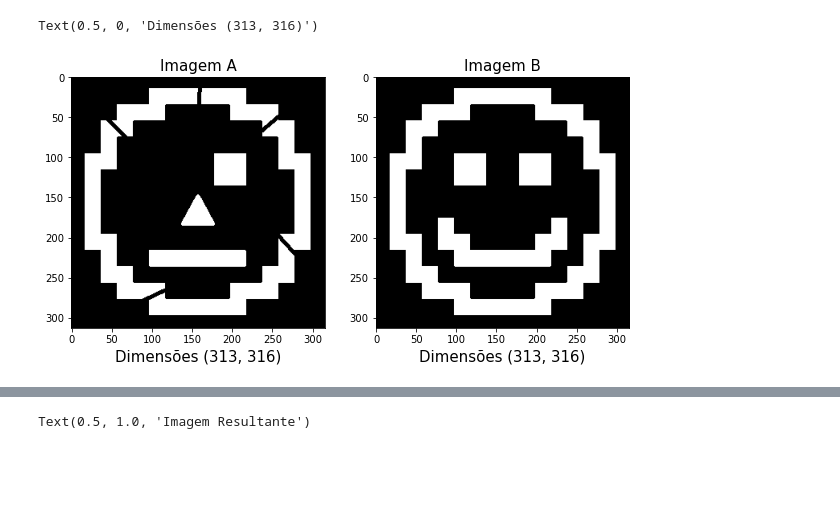
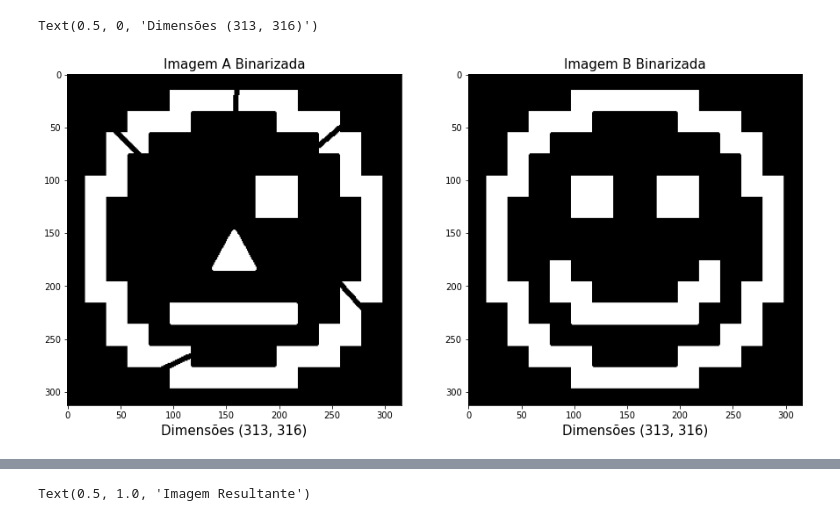
Before and after one commit to Alyssonmach/pdi-labs-monitoria, a Jupyter notebook: laboratorio04/lab4-nome-sobrenome.ipynb, the cells around one changed output, grey strips where cells are left out. Cells and saved outputs as stored; diff of their text form; code cells hidden in the pictures; blank space fills up the shorter version.

```diff
--- a/laboratorio04/lab4-nome-sobrenome.ipynb
+++ b/laboratorio04/lab4-nome-sobrenome.ipynb
@@ -63,21 +71,24 @@ O Scikit-Image pode ser instalado com: `conda install scikit-image`.
 # %%
-# carregando as imagens e convertendo-as para a escala de cinza
-ima = cv2.imread('images/A.tif')
+ima = cv2.imread('imagens/A.tif')
 ima = cv2.cvtColor(ima, cv2.COLOR_BGR2GRAY)
-imb = cv2.imread('images/B.tif')
+imb = cv2.imread('imagens/B.tif')
 imb = cv2.cvtColor(imb, cv2.COLOR_BGR2GRAY)
 
-fig, axs = plt.subplots(nrows = 1, ncols = 2, figsize=(10, 10))
+# aplicando a binarização nas imagens carregadas
+ima_bin = cv2.threshold( ima, 127.5, 255, cv2.THRESH_BINARY)[1]
+imb_bin = cv2.threshold( imb, 127.5, 255, cv2.THRESH_BINARY)[1]
+
+fig, axs = plt.subplots(nrows = 1, ncols = 2, figsize = (15, 15))
 
 # primeira figura da subplotagem
-axs[0].imshow(ima, cmap='gray', vmin=np.min(ima), vmax=np.max(ima))
-axs[0].set_title('Imagem A', size=15)
-axs[0].set_xlabel('Dimensões ' + str(ima.shape), size=15)
+axs[0].imshow(ima_bin, cmap = 'gray', vmin = np.min(ima_bin), vmax = np.max(ima_bin))
+axs[0].set_title('Imagem A Binarizada', size = 15)
+axs[0].set_xlabel('Dimensões ' + str(ima_bin.shape), size = 15)
 
 # segunda figura da subplotagem
-axs[1].imshow(imb, cmap='gray', vmin=np.min(imb), vmax=np.max(imb))
-axs[1].set_title('Imagem B', size=15)
-axs[1].set_xlabel('Dimensões ' + str(imb.shape), size=15)
+axs[1].imshow(imb_bin, cmap = 'gray', vmin = np.min(imb_bin), vmax = np.max(imb_bin))
+axs[1].set_title('Imagem B Binarizada', size = 15)
+axs[1].set_xlabel('Dimensões ' + str(imb_bin.shape), size = 15)
 # %% [output]
 Text(0.5, 0, 'Dimensões (313, 316)')
-[figure, old version]
+[figure, new version]
```
Also changed, not shown: parts of 57 cells of this notebook, 1 other file.
